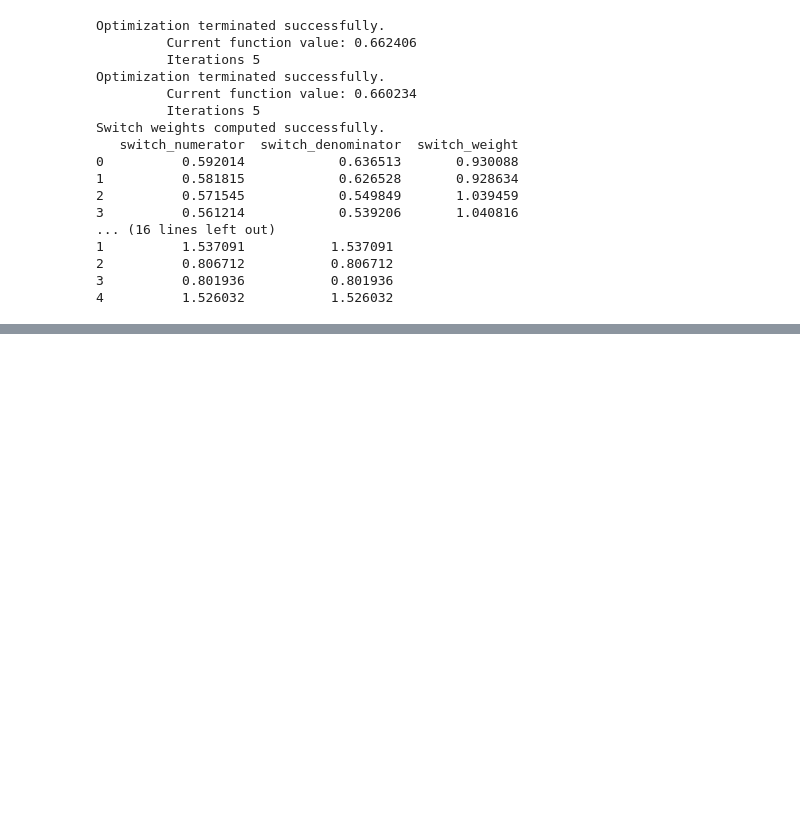
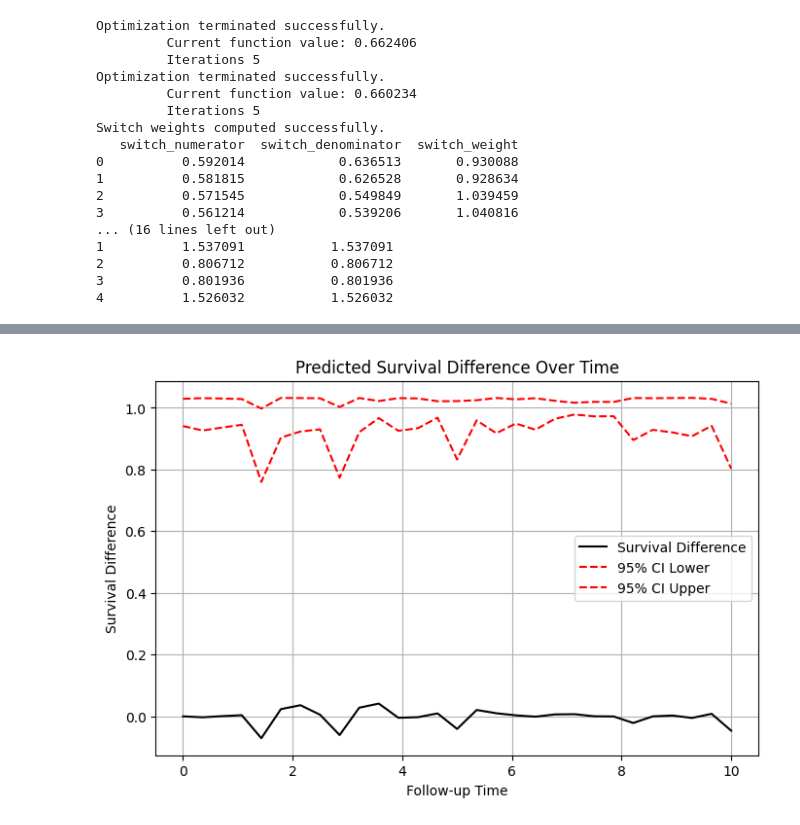
Before and after one commit to itscel/Clustering_DataAnalytics, a Jupyter notebook: Duplicate.ipynb, the cells around one changed output, grey strips where cells are left out. Drawn from its saved outputs; the diff is of its cells as text; code cells hidden in the pictures; blank space fills up the shorter version.

Commit message:
Update: Changes in steps 3-9

```diff
--- a/Duplicate.ipynb
+++ b/Duplicate.ipynb
@@ -180,0 +368,47 @@ x3            -0.0321      0.155     -0.207      0.836      -0.336       0.272
+# %%
+
+# Step 9: Inference (Predict Survival Probabilities)
+def predict_survival(model, df):
+    """Estimates survival probabilities over follow-up time."""
+    df_pred = df[df["trial_period"] == 1].copy()
+
+    if df_pred.empty:
+        print("❌ No valid data for trial_period == 1!")
+        return None
+
+    df_pred["followup_time"] = np.linspace(0, 10, len(df_pred))
+    df_pred["predicted_prob"] = model.predict(df_pred)
+    df_pred["survival"] = 1 - df_pred["predicted_prob"]
+    df_pred["survival"] = df_pred["survival"].clip(0, 1)
+
+    pred_var = df_pred["predicted_prob"] * (1 - df_pred["predicted_prob"])
+    df_pred["survival_lower"] = df_pred["survival"] - 1.96 * np.sqrt(pred_var / len(df_pred))
+    df_pred["survival_upper"] = df_pred["survival"] + 1.96 * np.sqrt(pred_var / len(df_pred))
+
+    df_pred["survival_diff"] = df_pred["survival"] - df_pred["survival"].rolling(3, min_periods=1).mean()
+
+    return df_pred
+
+preds_itt = predict_survival(msm_model_itt, trial_itt_sampled)
+
+if preds_itt is None:
+    print("❌ No valid survival predictions. Exiting plot.")
+    exit()
+
+# Plot survival difference over time
+plt.figure(figsize=(8, 5))
+plt.plot(preds_itt["followup_time"], preds_itt["survival_diff"], label="Survival Difference", color="black")
+
+# Add 95% Confidence Intervals
+plt.plot(preds_itt["followup_time"], preds_itt["survival_lower"], 'r--', label="95% CI Lower")
+plt.plot(preds_itt["followup_time"], preds_itt["survival_upper"], 'r--', label="95% CI Upper")
+
+# Labels & Legend
+plt.xlabel("Follow-up Time")
+plt.ylabel("Survival Difference")
+plt.title("Predicted Survival Difference Over Time")
+plt.legend()
+plt.grid(True)
+plt.show()
+# %% [output]
+[figure, added]
```
Also changed, not shown: parts of 7 cells of this notebook, 13 other files.
